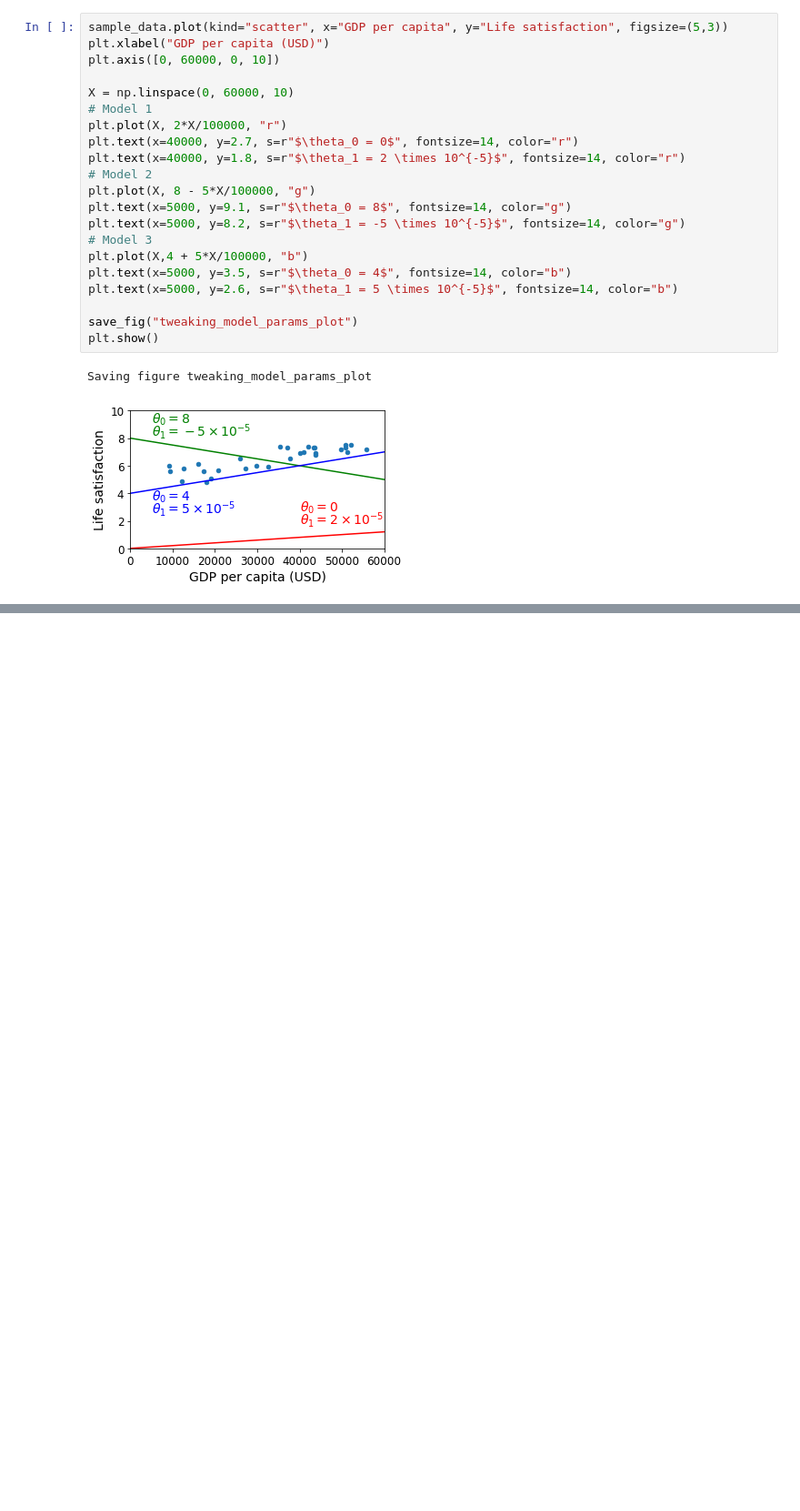
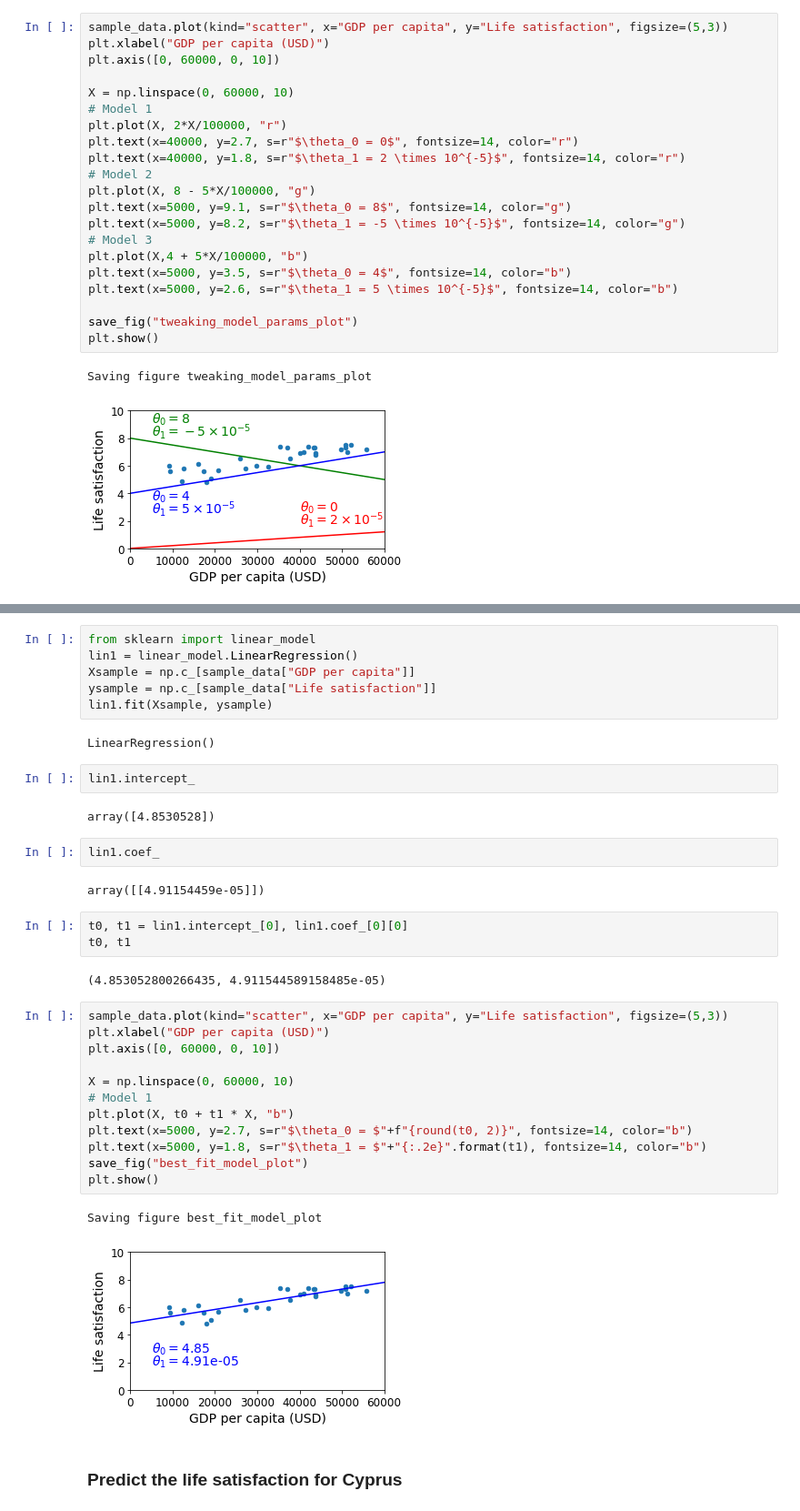
Before and after one commit to alozieoge/handson-ml2, a Jupyter notebook: MEE/Chapter1.ipynb, the cells around one changed output, grey strips where cells are left out. Shown at 91% size. Saved outputs shown, nothing was run; the diff lists cells and outputs as text; blank space fills up the shorter version.

```diff
--- a/MEE/Chapter1.ipynb
+++ b/MEE/Chapter1.ipynb
@@ -439,0 +463,38 @@ Saving figure tweaking_model_params_plot
+# %%
+from sklearn import linear_model
+lin1 = linear_model.LinearRegression()
+Xsample = np.c_[sample_data["GDP per capita"]]
+ysample = np.c_[sample_data["Life satisfaction"]]
+lin1.fit(Xsample, ysample)
+# %% [output]
+LinearRegression()
+# %%
+lin1.intercept_
+# %% [output]
+array([4.8530528])
+# %%
+lin1.coef_
+# %% [output]
+array([[4.91154459e-05]])
+# %%
+t0, t1 = lin1.intercept_[0], lin1.coef_[0][0]
+t0, t1
+# %% [output]
+(4.853052800266435, 4.911544589158485e-05)
+# %%
+sample_data.plot(kind="scatter", x="GDP per capita", y="Life satisfaction", figsize=(5,3))
+plt.xlabel("GDP per capita (USD)")
+plt.axis([0, 60000, 0, 10])
+
+X = np.linspace(0, 60000, 10)
+# Model 1
+plt.plot(X, t0 + t1 * X, "b")
+plt.text(x=5000, y=2.7, s=r"$\theta_0 = $"+f"{round(t0, 2)}", fontsize=14, color="b")
+plt.text(x=5000, y=1.8, s=r"$\theta_1 = $"+"{:.2e}".format(t1), fontsize=14, color="b")
+save_fig("best_fit_model_plot")
+plt.show()
+# %% [output]
+Saving figure best_fit_model_plot
+[figure, added]
+# %% [markdown]
+### Predict the life satisfaction for Cyprus
```
Also changed, not shown: parts of 7 cells of this notebook.
